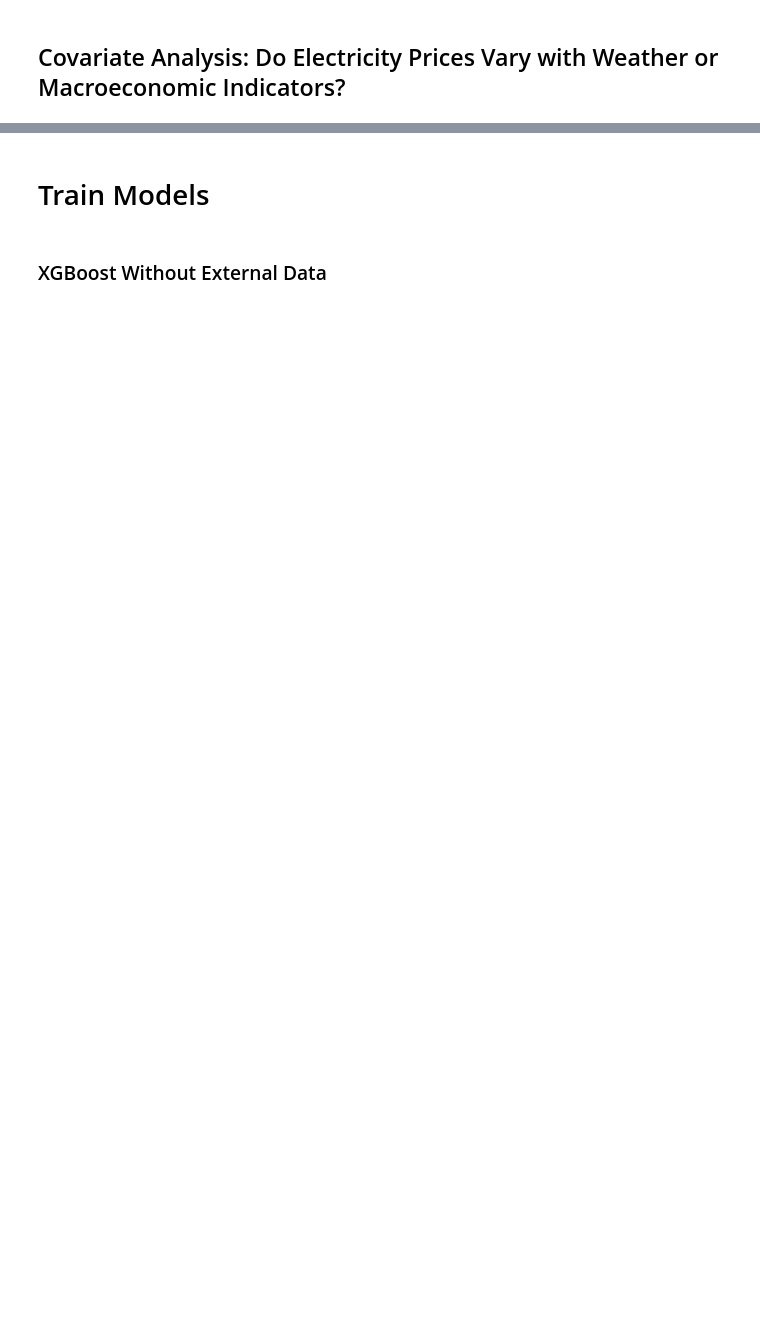
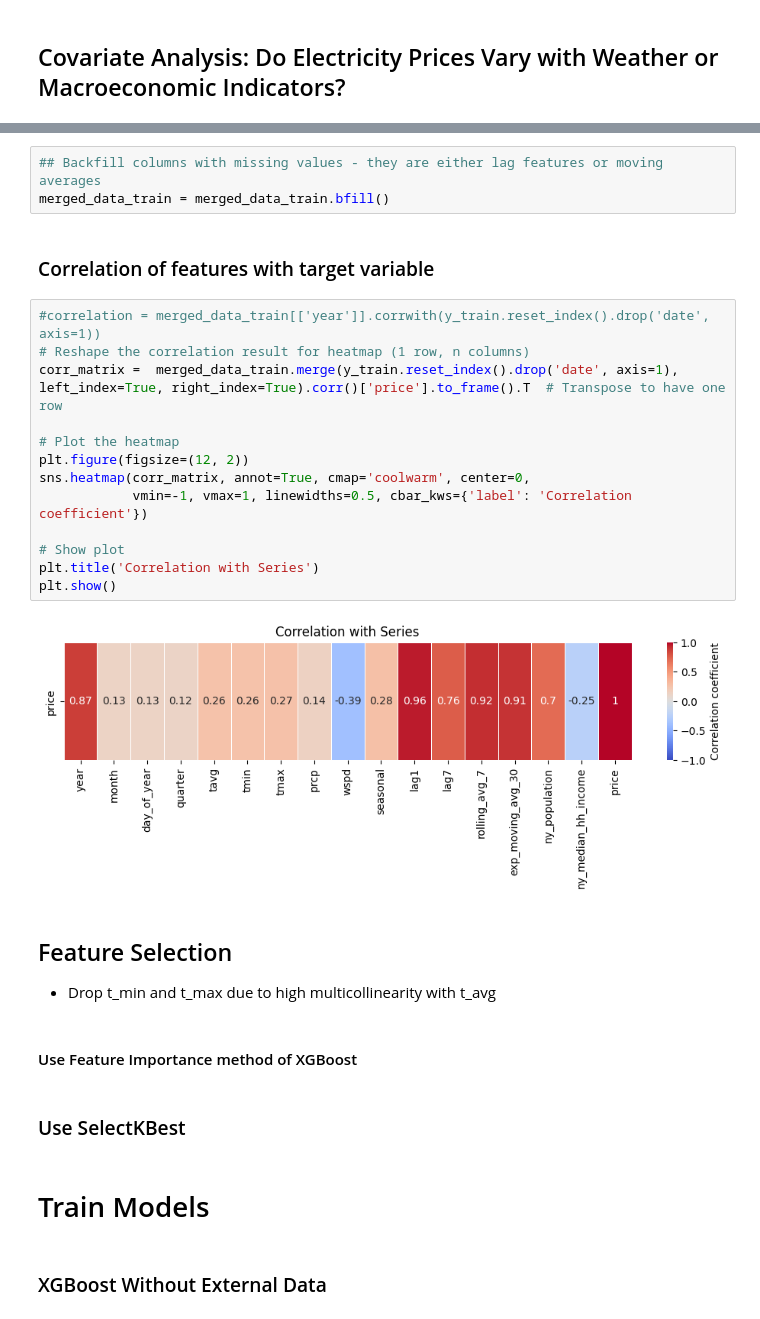
Before and after one commit to vanikanoria/ElectricityPriceForecasting, a Jupyter notebook: predicting-electricity-prices.ipynb, the cells around one changed output, grey strips where cells are left out. Saved outputs shown, nothing was run; the diff lists cells and outputs as text; blank space fills up the shorter version.

```diff
--- a/predicting-electricity-prices.ipynb
+++ b/predicting-electricity-prices.ipynb
@@ -704,3 +808,30 @@ The history saving thread hit an unexpected error (OperationalError('attempt to
+# %%
+## Backfill columns with missing values - they are either lag features or moving averages
+merged_data_train = merged_data_train.bfill()
+# %% [markdown]
+### Correlation of features with target variable
+# %%
+#correlation = merged_data_train[['year']].corrwith(y_train.reset_index().drop('date', axis=1))
+# Reshape the correlation result for heatmap (1 row, n columns)
+corr_matrix =  merged_data_train.merge(y_train.reset_index().drop('date', axis=1), left_index=True, right_index=True).corr()['price'].to_frame().T  # Transpose to have one row
+
+# Plot the heatmap
+plt.figure(figsize=(12, 2))
+sns.heatmap(corr_matrix, annot=True, cmap='coolwarm', center=0,
+            vmin=-1, vmax=1, linewidths=0.5, cbar_kws={'label': 'Correlation coefficient'})
+
+# Show plot
+plt.title('Correlation with Series')
+plt.show()
+# %% [output]
+[figure, added]
+# %% [markdown]
+## Feature Selection
+* Drop t_min and t_max due to high multicollinearity with t_avg
+# %% [markdown]
+#### Use Feature Importance method of XGBoost
+# %% [markdown]
+### Use SelectKBest
 # %% [markdown]
 # Train Models
 # %% [markdown]
```
Also changed, not shown: parts of 68 cells of this notebook.
